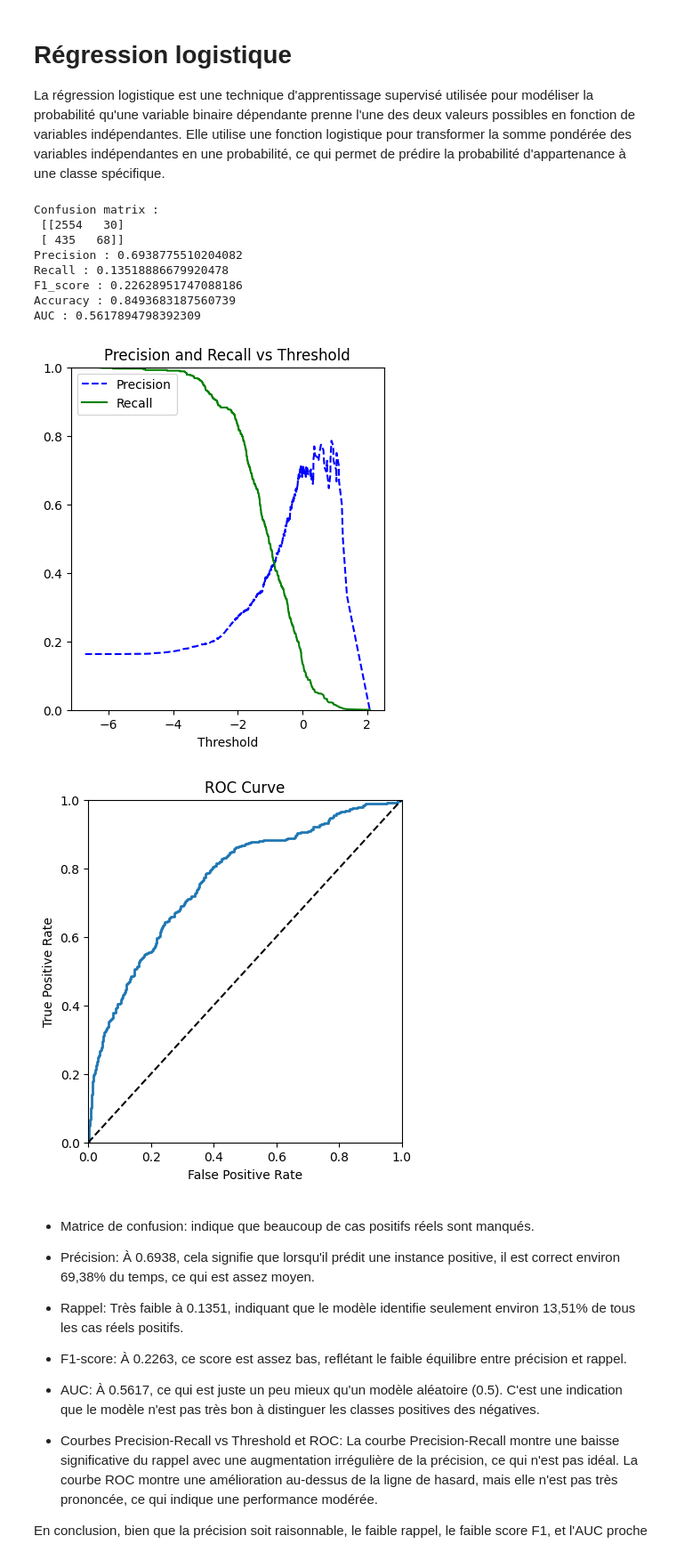
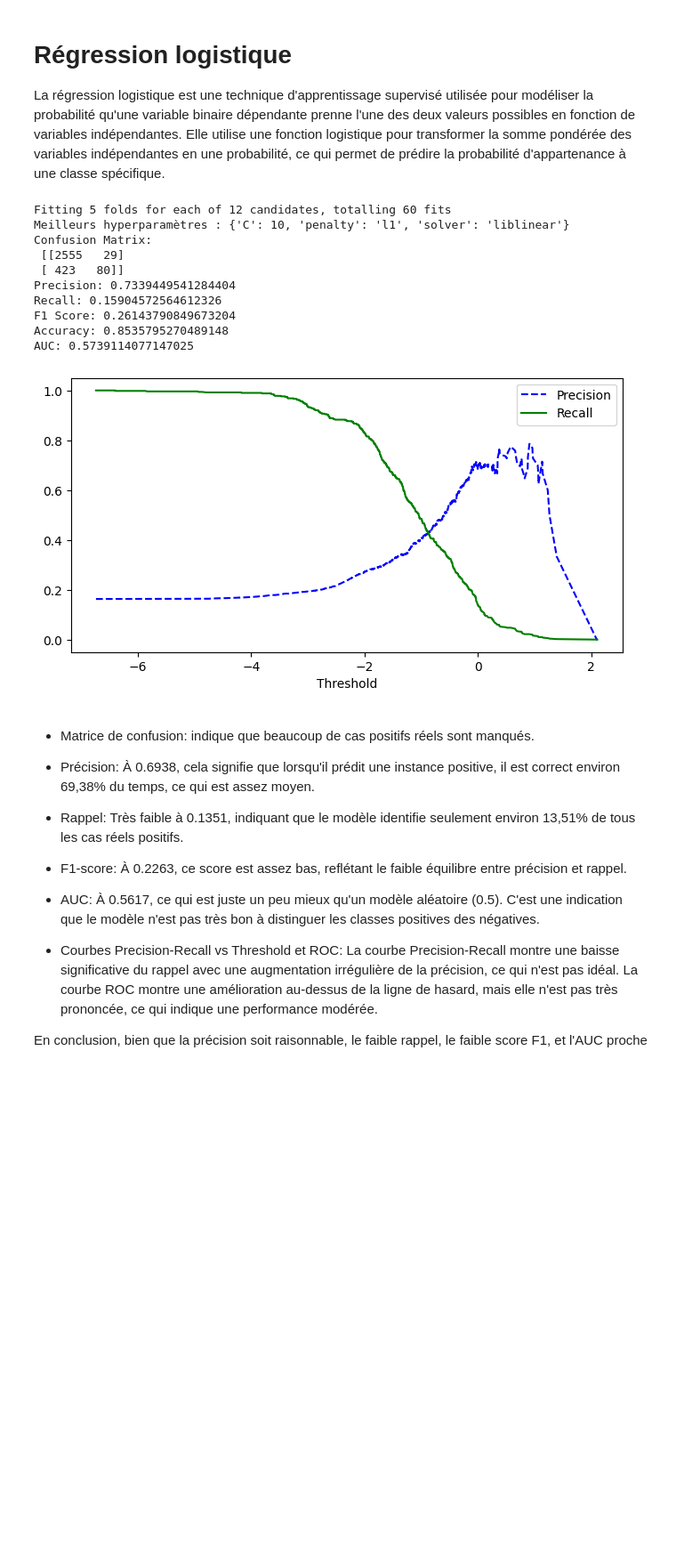
Before and after one commit to IA-G3/Projet-IA, a Jupyter notebook: modeles.ipynb, the cells around one changed output. Shown at 89% size. Cells and saved outputs as stored; diff of their text form; code cells hidden in the pictures; blank space fills up the shorter version.

```diff
--- a/modeles.ipynb
+++ b/modeles.ipynb
@@ -188,23 +173,28 @@ Les courbes (Precision-Recall vs Threshold et ROC) montrent également de bonnes
 # %% [markdown]
 # Régression logistique
 La régression logistique est une technique d'apprentissage supervisé utilisée pour modéliser la probabilité qu'une variable binaire dépendante prenne l'une des deux valeurs possibles en fonction de variables indépendantes. Elle utilise une fonction logistique pour transformer la somme pondérée des variables indépendantes en une probabilité, ce qui permet de prédire la probabilité d'appartenance à une classe spécifique.
-# %%
-from sklearn.linear_model import LogisticRegression
-
-logistic_regression = LogisticRegression(max_iter=1000, random_state=42)
-
-frp_logistic_regression, tpr_logistic_regression = test_model(logistic_regression, X_train, y_train_yes, "decision_function")
-# %% [output]
-Confusion matrix :
- [[2554   30]
- [ 435   68]]
-Precision : 0.6938775510204082
-Recall : 0.13518886679920478
-F1_score : 0.22628951747088186
-Accuracy : 0.8493683187560739
-AUC : 0.5617894798392309
-[figure, removed]
-[figure, removed]
+# %%
+from sklearn.linear_model import LogisticRegression
+
+param_grid_lr = {
+    'C': [0.1, 1, 10],
+    'solver': ['liblinear', 'saga'],
+    'penalty': ['l1', 'l2']
+}
+
+fpr_LogisticRegression, tpr_LogisticRegression = test_model(LogisticRegression(), X_train, y_train_yes, 'decision_function', param_grid_lr)
+# %% [output]
+Fitting 5 folds for each of 12 candidates, totalling 60 fits
+Meilleurs hyperparamètres : {'C': 10, 'penalty': 'l1', 'solver': 'liblinear'}
+Confusion Matrix:
+ [[2555   29]
+ [ 423   80]]
+Precision: 0.7339449541284404
+Recall: 0.15904572564612326
+F1 Score: 0.26143790849673204
+Accuracy: 0.8535795270489148
+AUC: 0.5739114077147025
+[figure, added]
 # %% [markdown]
    - Matrice de confusion: indique que beaucoup de cas positifs réels sont manqués.
 
```
Also changed, not shown: parts of 27 cells of this notebook.
